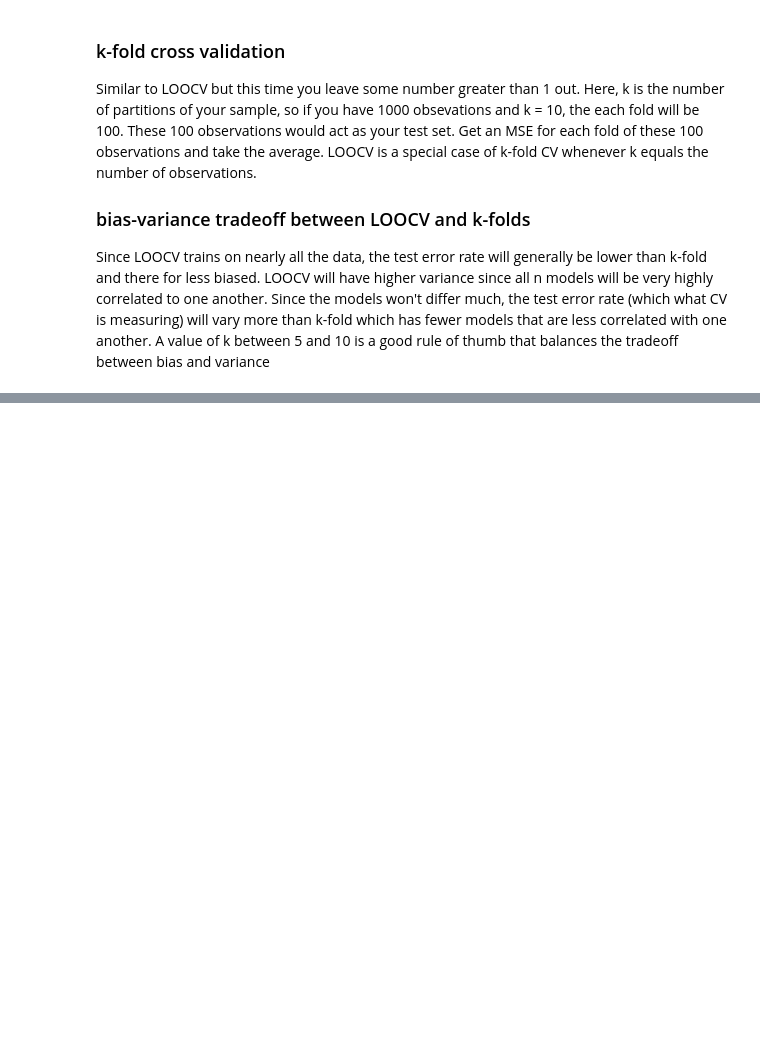
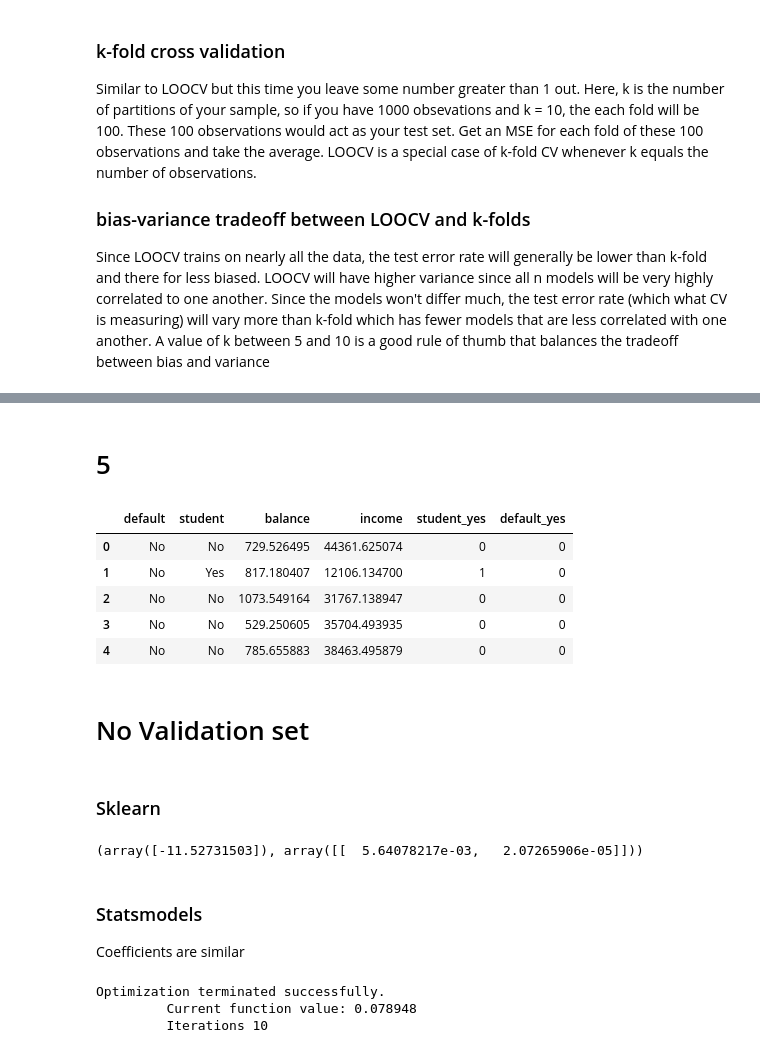
Before and after one commit to tdpetrou/Machine-Learning-Books-With-Python, a Jupyter notebook: Introduction to Statistical Learning/Chapter 5.ipynb, the cells around one changed output, grey strips where cells are left out. Saved outputs shown, nothing was run; the diff lists cells and outputs as text; code cells hidden in the pictures; blank space fills up the shorter version.

```diff
--- a/Introduction to Statistical Learning/Chapter 5.ipynb
+++ b/Introduction to Statistical Learning/Chapter 5.ipynb
@@ -46,0 +109,2 @@ Since LOOCV trains on nearly all the data, the test error rate will generally be
+# %% [markdown]
+# 5
@@ -46,0 +115,13 @@ Since LOOCV trains on nearly all the data, the test error rate will generally be
+# %%
+default = pd.read_csv('data/default.csv').iloc[:, 1:]
+default['student_yes'] = pd.get_dummies(default['student'], drop_first=True).values.astype('int')
+default['default_yes'] = pd.get_dummies(default['default'], drop_first=True).values.astype('int')
+# %%
+default.head()
+# %% [output]
+|  | default | student | balance | income | student_yes | default_yes |
+| 0 | No | No | 729.526495 | 44361.625074 | 0 | 0 |
+| 1 | No | Yes | 817.180407 | 12106.134700 | 1 | 0 |
+| 2 | No | No | 1073.549164 | 31767.138947 | 0 | 0 |
+| 3 | No | No | 529.250605 | 35704.493935 | 0 | 0 |
+| 4 | No | No | 785.655883 | 38463.495879 | 0 | 0 |
@@ -46,0 +131,15 @@ Since LOOCV trains on nearly all the data, the test error rate will generally be
+# %% [markdown]
+# No Validation set
+# %% [markdown]
+### Sklearn
+# %%
+# Notice how tol must be changed to less than default value or convergence won't happen
+# Use a high value of C to remove regularization
+model = LogisticRegression(C=100000, tol=.0000001)
+model.fit(X, y)
+model.intercept_, model.coef_
+# %% [output]
+(array([-11.52731503]), array([[  5.64078217e-03,   2.07265906e-05]]))
+# %% [markdown]
+### Statsmodels
+Coefficients are similar
@@ -46,0 +148,6 @@ Since LOOCV trains on nearly all the data, the test error rate will generally be
+# %%
+result = smf.logit(formula='default_yes ~ balance + income', data=default).fit()
+# %% [output]
+Optimization terminated successfully.
+         Current function value: 0.078948
+         Iterations 10
```
Also changed, not shown: parts of 31 cells of this notebook.
